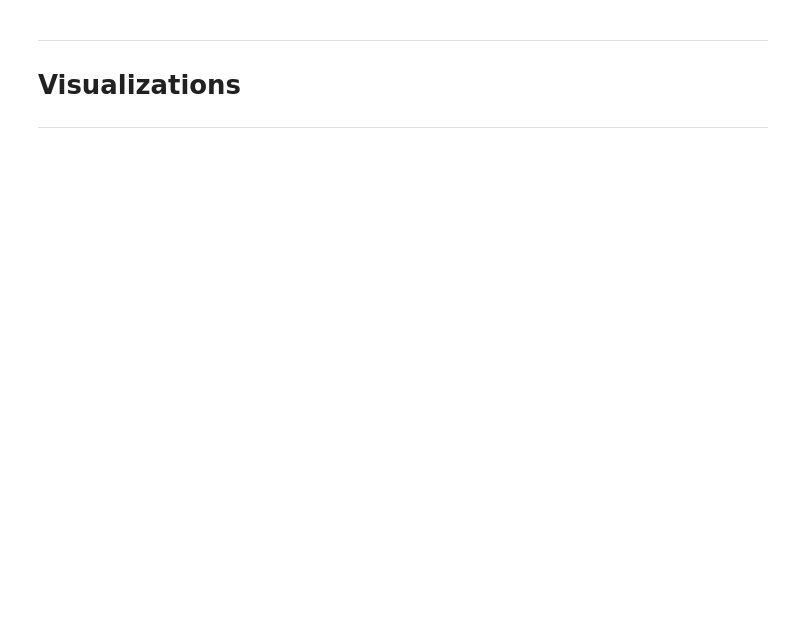
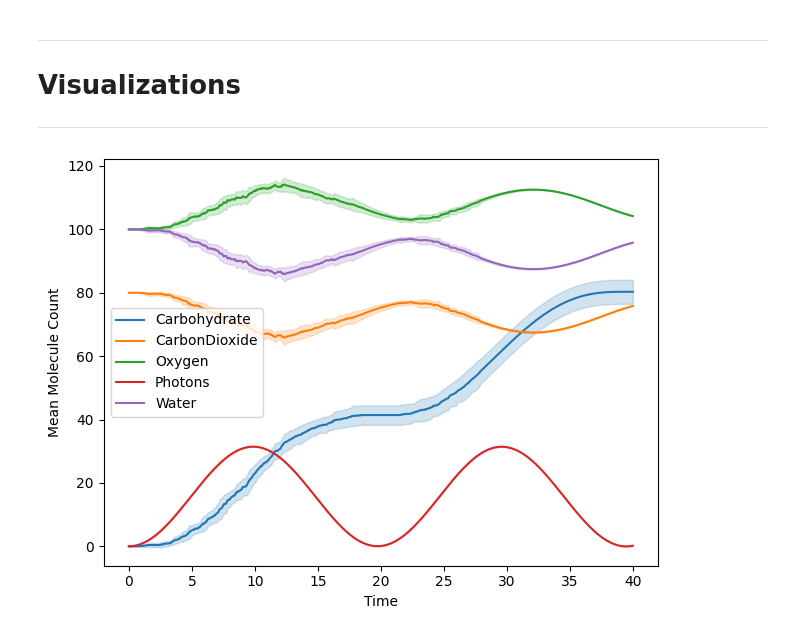
Before and after one commit to GillesPy3D/GillesPy3D, a Jupyter notebook: simulation_lib/reference/Photosynthesis.ipynb, the cells around one changed output. Cells and saved outputs as stored; diff of their text form; code cells hidden in the pictures; blank space fills up the shorter version.

```diff
--- a/simulation_lib/reference/Photosynthesis.ipynb
+++ b/simulation_lib/reference/Photosynthesis.ipynb
@@ -119,6 +122,10 @@ NameError: name 'model' is not defined
 ***
 # Visualizations
 ***
+# %%
+  results.to_ensemble().plot_mean(show_band=True)
+# %% [output]
+[figure, added]
 # %%
 results.plot(title="Photosynthesis - Tau Hybrid")
 # %% [output]
```
Also changed, not shown: parts of 4 cells of this notebook, 1 other file.
